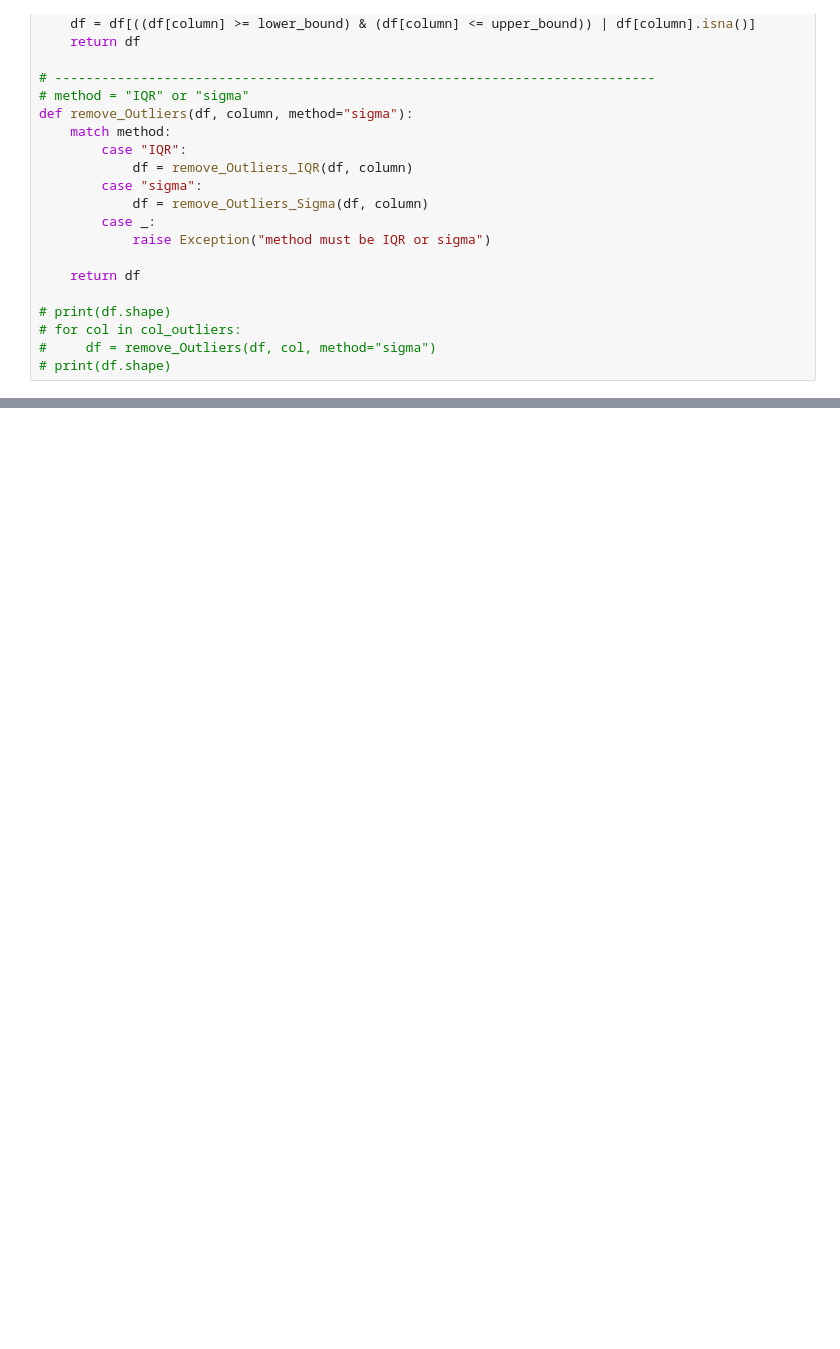
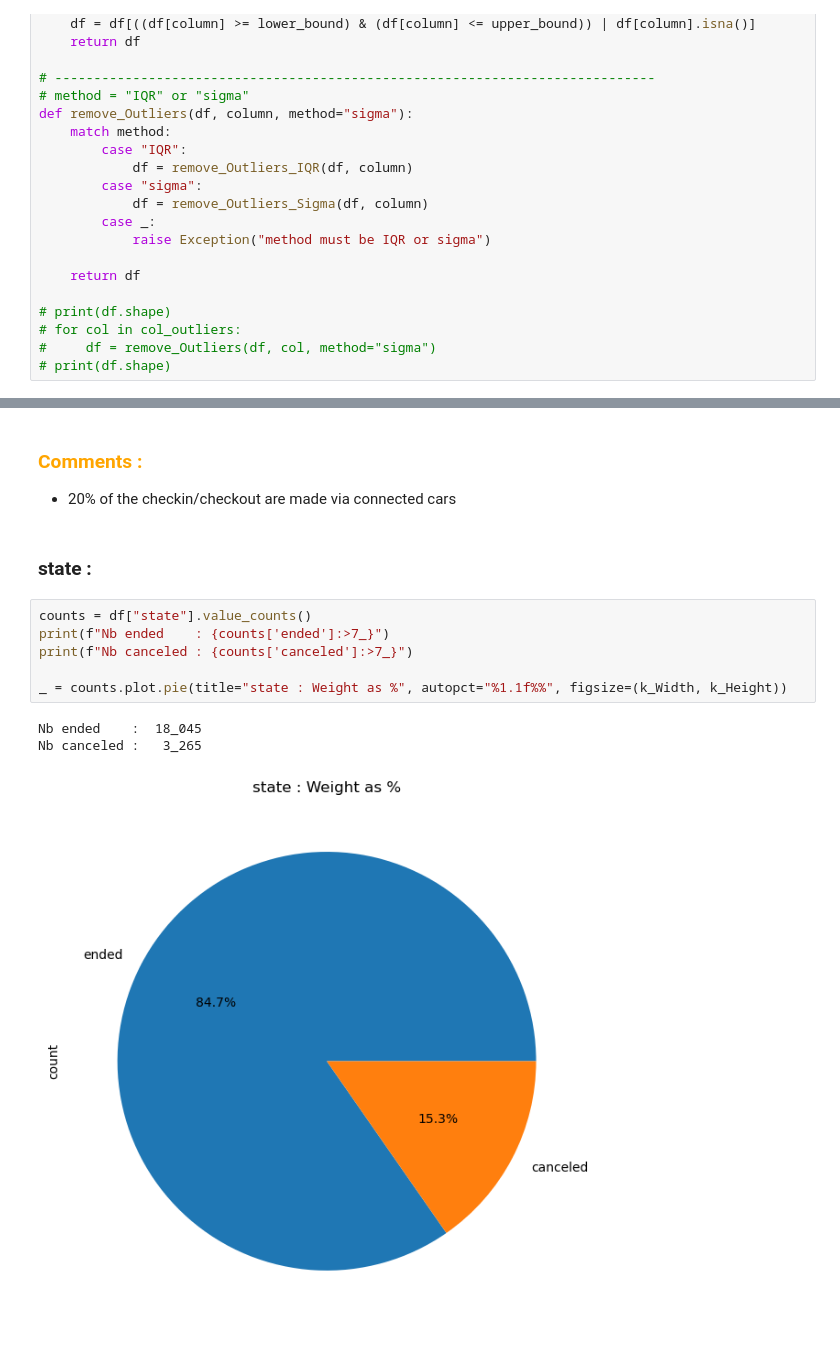
Before and after one commit to 40tude/02_Data-Science_Fullstack_march_2024, a Jupyter notebook: 08_deployment/99_Project_getaround/02_getarround.ipynb, the cells around one changed output, grey strips where cells are left out. Saved outputs shown, nothing was run; the diff lists cells and outputs as text; blank space fills up the shorter version.

```diff
--- a/08_deployment/99_Project_getaround/02_getarround.ipynb
+++ b/08_deployment/99_Project_getaround/02_getarround.ipynb
@@ -245,2 +300,17 @@ for column in df.select_dtypes(include=['number']).columns:
+# %% [markdown]
+### <span style="color:orange"><b>Comments :</b></span>
+* 20% of the checkin/checkout are made via connected cars
+# %% [markdown]
+### state :
+# %%
+counts = df["state"].value_counts()
+print(f"Nb ended    : {counts['ended']:>7_}")
+print(f"Nb canceled : {counts['canceled']:>7_}")
+
+_ = counts.plot.pie(title="state : Weight as %", autopct="%1.1f%%", figsize=(k_Width, k_Height))
+# %% [output]
+Nb ended    :  18_045
+Nb canceled :   3_265
+[figure, added]
 # %% [markdown]
 ### <span style="color:orange"><b>Comments :</b></span>
```
Also changed, not shown: parts of 57 cells of this notebook, 8 other files.
